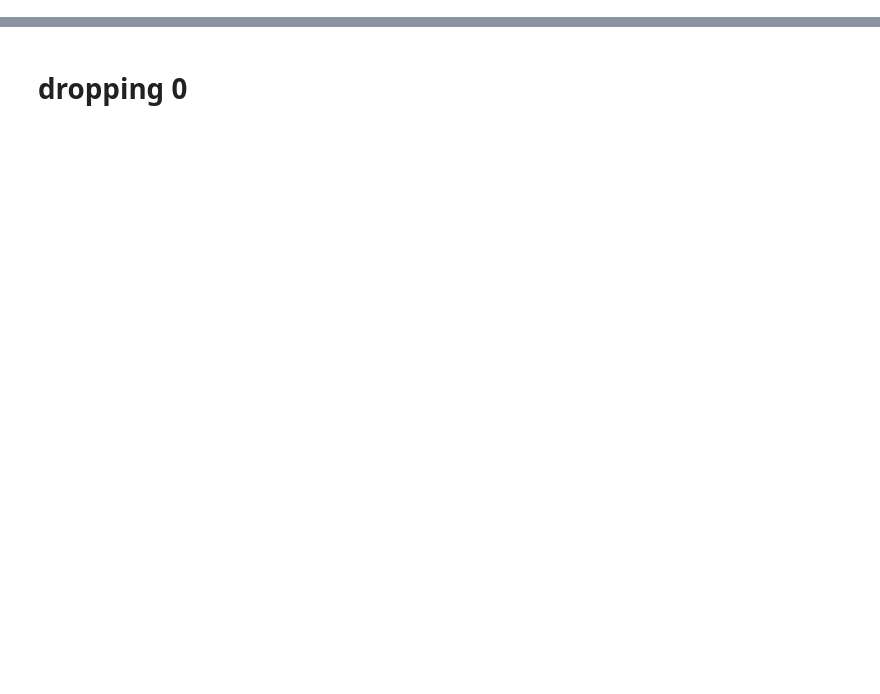
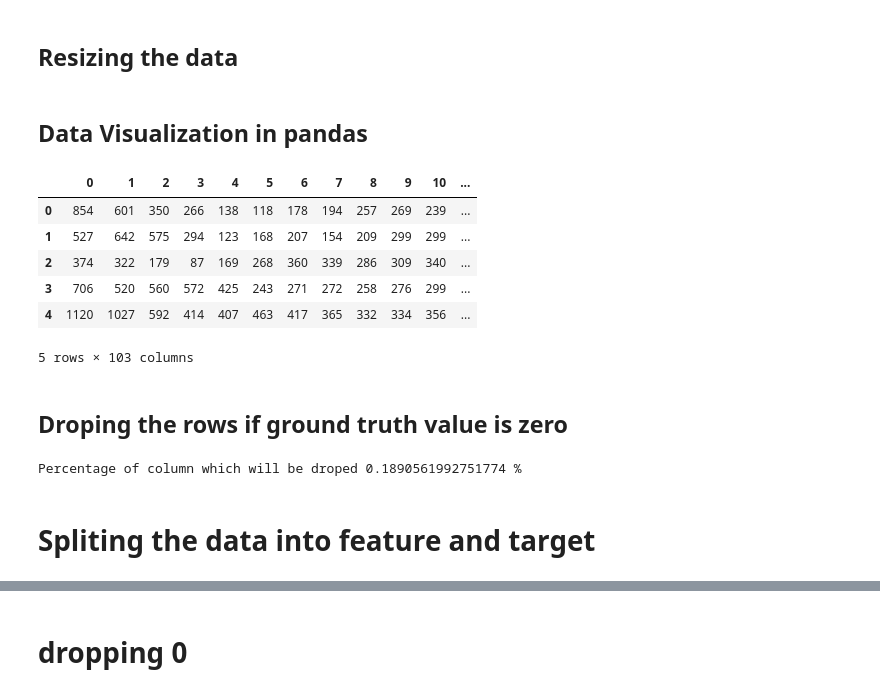
Before and after one commit to Srajan1122/Hyperspectral_Image_Classification, a Jupyter notebook: LSTM.ipynb, the cells around one changed output, grey strips where cells are left out. Drawn from its saved outputs; the diff is of its cells as text; code cells hidden in the pictures; blank space fills up the shorter version.

Commit message:
PaviaC (98.18 %)(10 90)

```diff
--- a/LSTM.ipynb
+++ b/LSTM.ipynb
@@ -9,0 +18,12 @@ Mounted at /content/drive
+# %%
+loaded_dataset = io.loadmat('/content/drive/My Drive/Srajan/Internship/SEM4-LeadingindiaAI/Tasks/Datasets/PaviaC/Pavia.mat')
+for key, value in loaded_dataset.items():
+  if isinstance(value, type(np.array([1]))):
+    image = loaded_dataset[key]
+# %%
+ground_truth_1 = io.loadmat('/content/drive/My Drive/Srajan/Internship/SEM4-LeadingindiaAI/Tasks/Datasets/PaviaC/Pavia_gt.mat')
+for key, value in ground_truth_1.items():
+  if isinstance(value, type(np.array([1]))):
+    ground_truth = ground_truth_1[key]
+# %% [markdown]
+## Resizing the data
@@ -9,0 +34,2 @@ Mounted at /content/drive
+# %% [markdown]
+## Data Visualization in pandas
@@ -9,0 +38,16 @@ Mounted at /content/drive
+# %%
+data.head()
+# %% [output]
+|  | 0 | 1 | 2 | 3 | 4 | 5 | 6 | 7 | 8 | 9 | 10 | ... |
+| 0 | 854 | 601 | 350 | 266 | 138 | 118 | 178 | 194 | 257 | 269 | 239 | ... |
+| 1 | 527 | 642 | 575 | 294 | 123 | 168 | 207 | 154 | 209 | 299 | 299 | ... |
+| 2 | 374 | 322 | 179 | 87 | 169 | 268 | 360 | 339 | 286 | 309 | 340 | ... |
+| 3 | 706 | 520 | 560 | 572 | 425 | 243 | 271 | 272 | 258 | 276 | 299 | ... |
+| 4 | 1120 | 1027 | 592 | 414 | 407 | 463 | 417 | 365 | 332 | 334 | 356 | ... |
+5 rows × 103 columns
+# %% [markdown]
+## Droping the rows if ground truth value is zero
+# %%
+print("Percentage of column which will be droped",(data.size - data[data.iloc[:, -1] == 0].size)/data.size,"%")
+# %% [output]
+Percentage of column which will be droped 0.1890561992751774 %
@@ -9,0 +56,2 @@ Mounted at /content/drive
+# %% [markdown]
+# Spliting the data into feature and target
```
Also changed, not shown: parts of 34 cells of this notebook.
